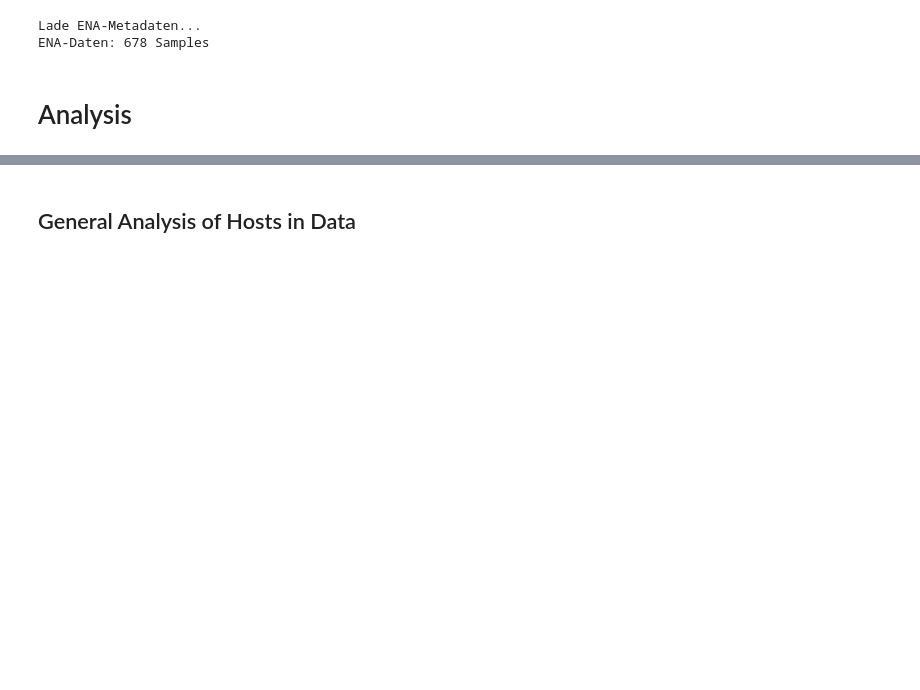
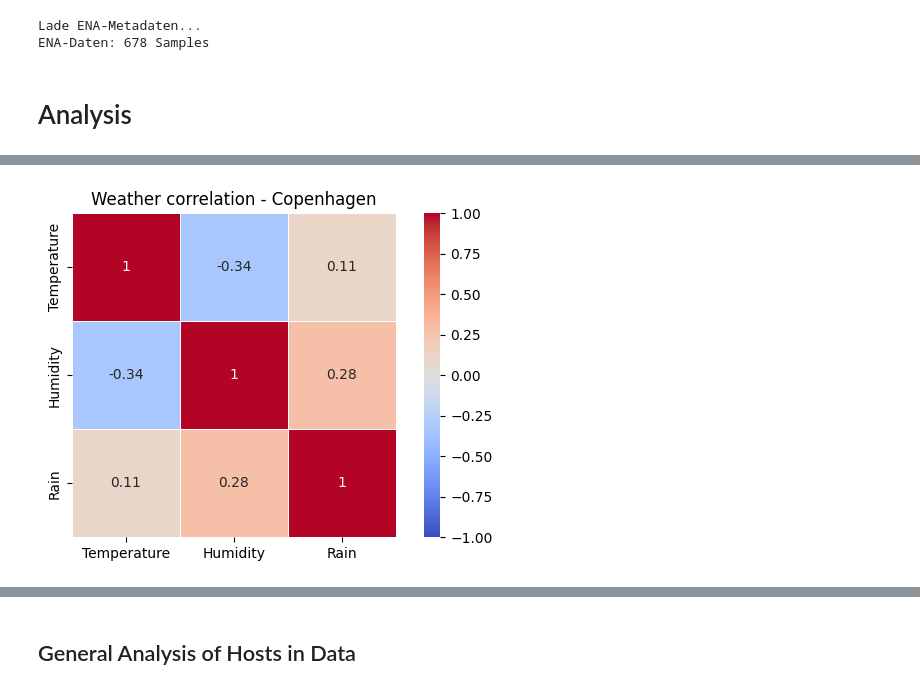
Before and after one commit to Projektseminar-Urban-Virome-2026/Analysis, a Jupyter notebook: virus_analysis/virus_analysis.ipynb, the cells around one changed output, grey strips where cells are left out. Cells and saved outputs as stored; diff of their text form; code cells hidden in the pictures; blank space fills up the shorter version.

Commit message:
Analysis of Weather and Baltimore-Classes

```diff
--- a/virus_analysis/virus_analysis.ipynb
+++ b/virus_analysis/virus_analysis.ipynb
@@ -100,6 +102,22 @@ df_yaounde_merged_reads_with_virus_information: 2585 Zeilen mit Virusinformation
 # %% [markdown]
 # Compilation of the Dictionary for the Cities
 # %%
+from pathlib import Path
+
+# Define find_folder here as well, so this cell also works after a kernel restart
+def find_folder(*path_parts):
+    possible_folders = [
+        Path(*path_parts),
+        Path("..") / Path(*path_parts),
+    ]
+
+    for folder in possible_folders:
+        if folder.exists():
+            return folder
+
+    raise FileNotFoundError(f"Folder not found: {'/'.join(path_parts)}")
+
+
 # Locate both data directories independently of the notebook's working directory
 samplings_dir = Path(find_folder("data", "samplings_with_virus_information"))
 weather_dir = Path(find_folder("data", "samplings"))
@@ -305,0 +563,74 @@ ENA-Daten: 678 Samples
+# %%
+def plot_weather_correlation_for_all_cities(cities, weather_dir):
+    """
+    Create one correlation heatmap for the weather data of each city.
+
+    For every city, the corresponding weather CSV file is loaded. Then the
+    correlations between the selected weather variables are calculated and
+    displayed as a heatmap.
+    """
+
+    # Select the weather variables that should be included in the correlation matrix.
+    # The keys are the original column names in the CSV files.
+    # The values are shorter names used as labels in the heatmap.
+    weather_features = {
+        "temperature_2m_mean (°C)": "Temperature",
+        "relative_humidity_2m_mean (%)": "Humidity",
+        "rain_sum (mm)": "Rain",
+    }
+
+    # Store the correlation matrices for later use or inspection.
+    correlation_matrices = {}
+
+    # Loop over all cities and their matching files.
+    # The sampling file is not needed here, so it is ignored with `_`.
+    for city, (_, weather_file) in cities.items():
+        # Build the full file path to the city's weather CSV file.
+        weather_path = Path(weather_dir) / weather_file
+
+        # Load the weather data for the current city.
+        df_weather = pd.read_csv(weather_path)
+
+        # Keep only the selected weather columns and rename them for readability.
+        df_correlation = df_weather[list(weather_features.keys())].rename(
+            columns=weather_features
+        )
+
+        # Calculate the Pearson correlation matrix.
+        # Values range from -1 to 1:
+        #   1  = strong positive correlation
+        #   0  = no linear correlation
+        #  -1  = strong negative correlation
+        correlation_matrix = df_correlation.corr()
+
+        # Save the matrix so it can be reused later without recalculating it.
+        correlation_matrices[city] = correlation_matrix
+
+        # Create a new figure for the current city.
+        plt.figure(figsize=(6, 4))
+
+        # Draw the correlation matrix as a heatmap.
+        sns.heatmap(
+            correlation_matrix,
+            annot=True,
+            cmap="coolwarm",
+            vmin=-1,
+            vmax=1,
+            center=0,
+            square=True,
+            linewidths=0.5
+        )
+
+        # Add a city-specific title and improve the layout.
+        plt.title(f"Weather correlation - {city.title()}")
+        plt.tight_layout()
+
+        # Display the plot in the notebook.
+        plt.show()
+
+    return correlation_matrices
+
+
+weather_correlation_matrices = plot_weather_correlation_for_all_cities(cities, weather_dir)
+# %% [output]
+[figure, added]
```
Also changed, not shown: parts of 25 cells of this notebook, 11 other files.
